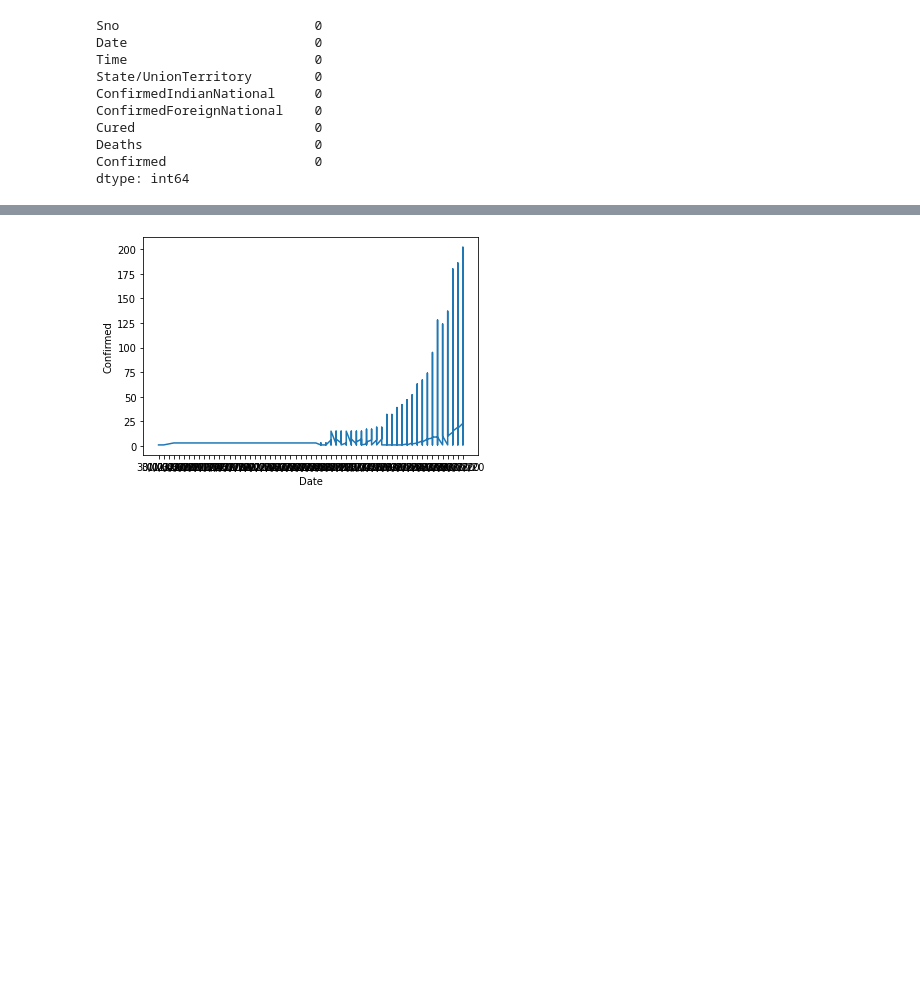
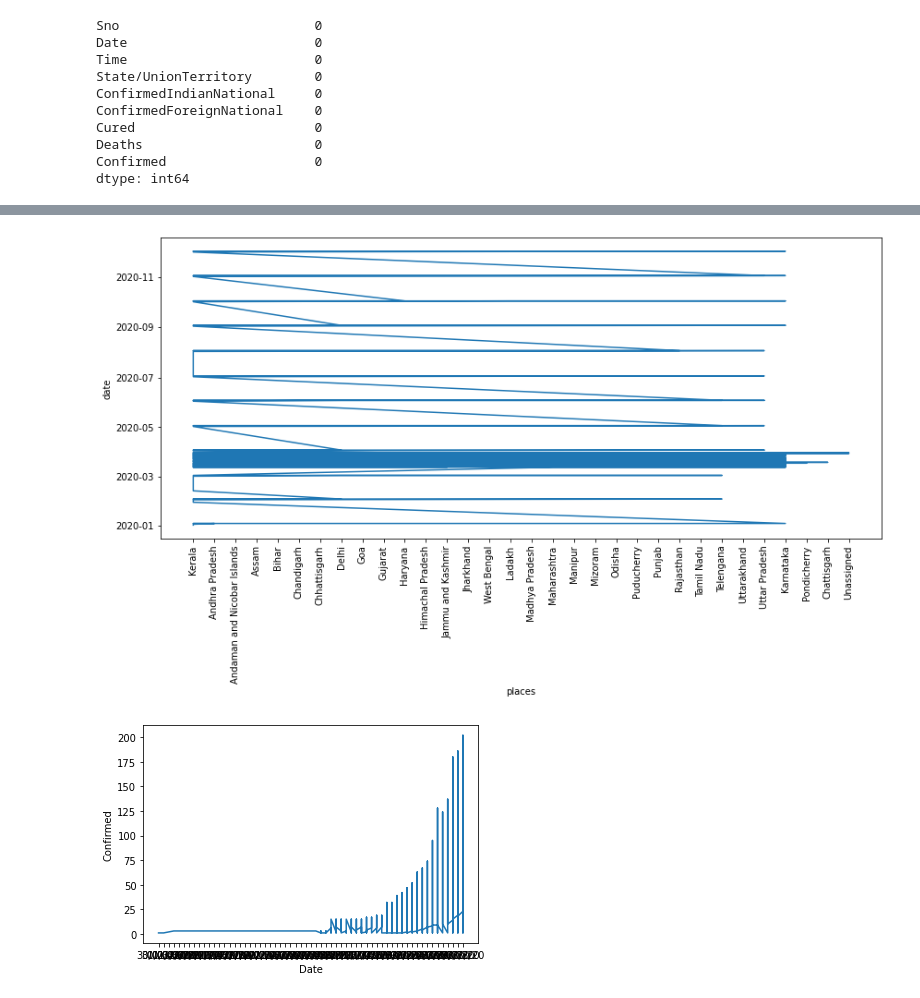
Before and after one commit to Kartik-Chaurasiya/Machine-Learning, a Jupyter notebook: IND_Corona.ipynb, the cells around one changed output, grey strips where cells are left out. Drawn from its saved outputs; the diff is of its cells as text; code cells hidden in the pictures; blank space fills up the shorter version.

```diff
--- a/IND_Corona.ipynb
+++ b/IND_Corona.ipynb
@@ -134,3 +157,12 @@ array(['Kerala', 'Telengana', 'Delhi', 'Rajasthan', 'Uttar Pradesh',
+# %%
+plt.figure(figsize=(14, 6))
+plt.plot(data['State/UnionTerritory'], data['nnDate'])
+plt.xticks(rotation='vertical')
+plt.xlabel('places',)
+plt.ylabel('date')
+plt.show()
+# %% [output]
+[figure, added]
 # %%
 plt.plot(data["Date"], data['Confirmed'], scalex = True)
 plt.xlabel('Date')
```
Also changed, not shown: parts of 13 cells of this notebook.
